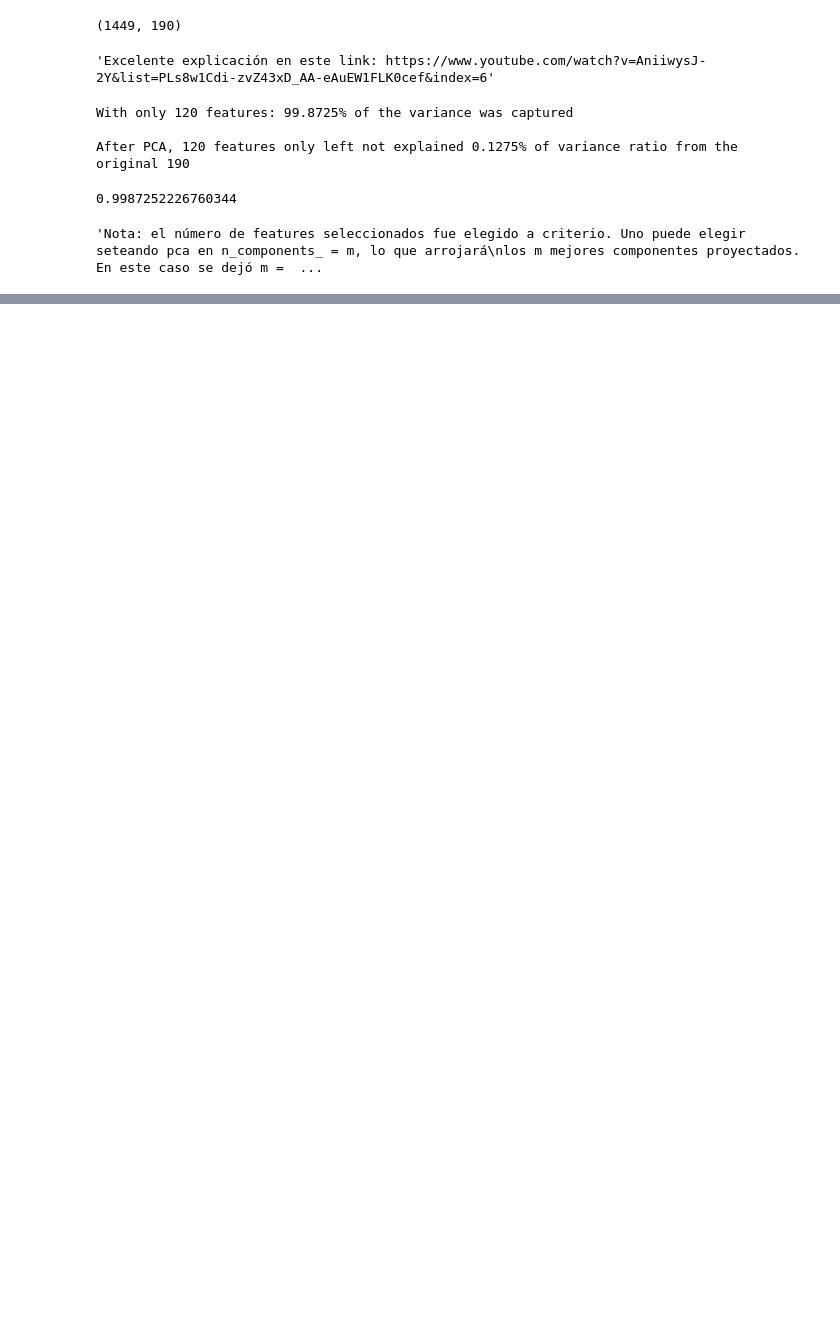
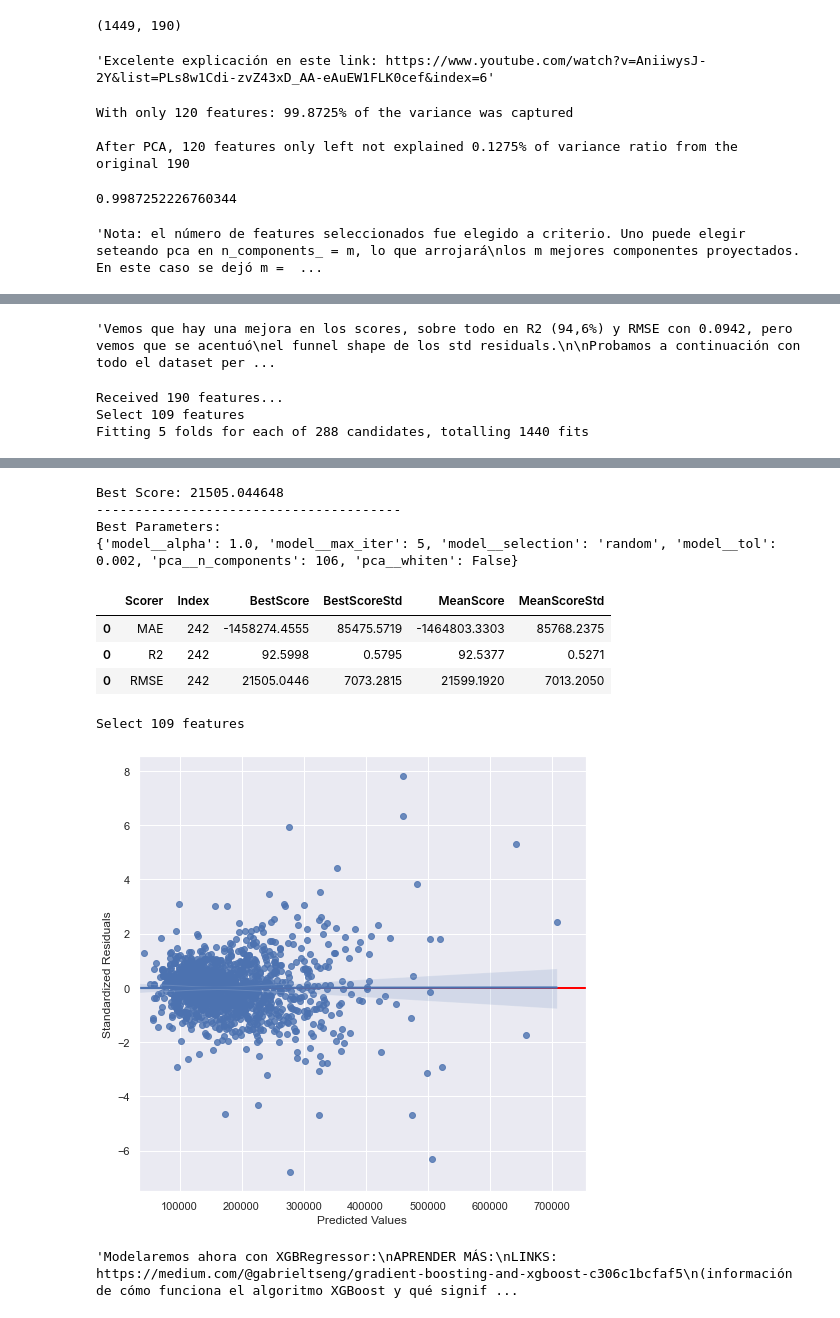
Before and after one commit to malfaroe/House_price_project, a Jupyter notebook: Module_Modeling.ipynb, the cells around one changed output, grey strips where cells are left out. Saved outputs shown, nothing was run; the diff lists cells and outputs as text; code cells hidden in the pictures; blank space fills up the shorter version.

```diff
--- a/Module_Modeling.ipynb
+++ b/Module_Modeling.ipynb
@@ -293,0 +435,26 @@ NameError: name 'residuals_plots' is not defined
+# %%
+#Análisis
+"""Vemos que hay una mejora en los scores, sobre todo en R2 (94,6%) y RMSE con 0.0942, pero vemos que se acentuó
+el funnel shape de los std residuals.
+
+Probamos a continuación con todo el dataset pero con target sin log transform..."""
+# %% [output]
+'Vemos que hay una mejora en los scores, sobre todo en R2 (94,6%) y RMSE con 0.0942, pero vemos que se acentuó\nel funnel shape de los std residuals.\n\nProbamos a continuación con todo el dataset per ...
+# %%
+#Análisis con target sin transformación
+
+#Invierto la transformación
+y_n = np.expm1(y_train)
+
+#Fit
+lasso.fit(train,y_n)
+
+###Obtención de resultados y plots para análisis residual:
+
+results = get_results(lasso, 'lasso Lg1', log= False)
+display(results.loc[:, 'Scorer' : 'MeanScoreStd'])
+r = residuals_plots(lasso, train, y_n, log=False) #log False
+# %% [output]
+Received 190 features...
+Select 109 features
+Fitting 5 folds for each of 288 candidates, totalling 1440 fits
@@ -293,0 +465,10 @@ NameError: name 'residuals_plots' is not defined
+Best Score: 21505.044648
+---------------------------------------
+Best Parameters:
+{'model__alpha': 1.0, 'model__max_iter': 5, 'model__selection': 'random', 'model__tol': 0.002, 'pca__n_components': 106, 'pca__whiten': False}
+|  | Scorer | Index | BestScore | BestScoreStd | MeanScore | MeanScoreStd |
+| 0 | MAE | 242 | -1458274.4555 | 85475.5719 | -1464803.3303 | 85768.2375 |
+| 0 | R2 | 242 | 92.5998 | 0.5795 | 92.5377 | 0.5271 |
+| 0 | RMSE | 242 | 21505.0446 | 7073.2815 | 21599.1920 | 7013.2050 |
+Select 109 features
+[figure, added]
@@ -293,0 +479,16 @@ NameError: name 'residuals_plots' is not defined
+# %%
+##Modelo XGBRegressor:
+
+"""Modelaremos ahora con XGBRegressor:
+APRENDER MÁS:
+LINKS: https://medium.com/@gabrieltseng/gradient-boosting-and-xgboost-c306c1bcfaf5
+(información de cómo funciona el algoritmo XGBoost y qué significan sus principales parámetros)
+
+https://www.shirin-glander.de/2018/11/ml_basics_gbm/#:~:text=Gradient%20Boosting%20Machines%20vs.,XGBoost&text=1.)&text=While%20regular%20gradient%20boosting%20uses,order%20derivative%20as%20an%20approximation.
+
+VIDEO: https://www.youtube.com/watch?v=wPqtzj5VZus
+
+XGBRegressor es una variante que utiliza una función de regresión en cada árbol
+"""
+# %% [output]
+'Modelaremos ahora con XGBRegressor:\nAPRENDER MÁS:\nLINKS: https://medium.com/@gabrieltseng/gradient-boosting-and-xgboost-c306c1bcfaf5\n(información de cómo funciona el algoritmo XGBoost y qué signif ...
```
Also changed, not shown: parts of 22 cells of this notebook.
